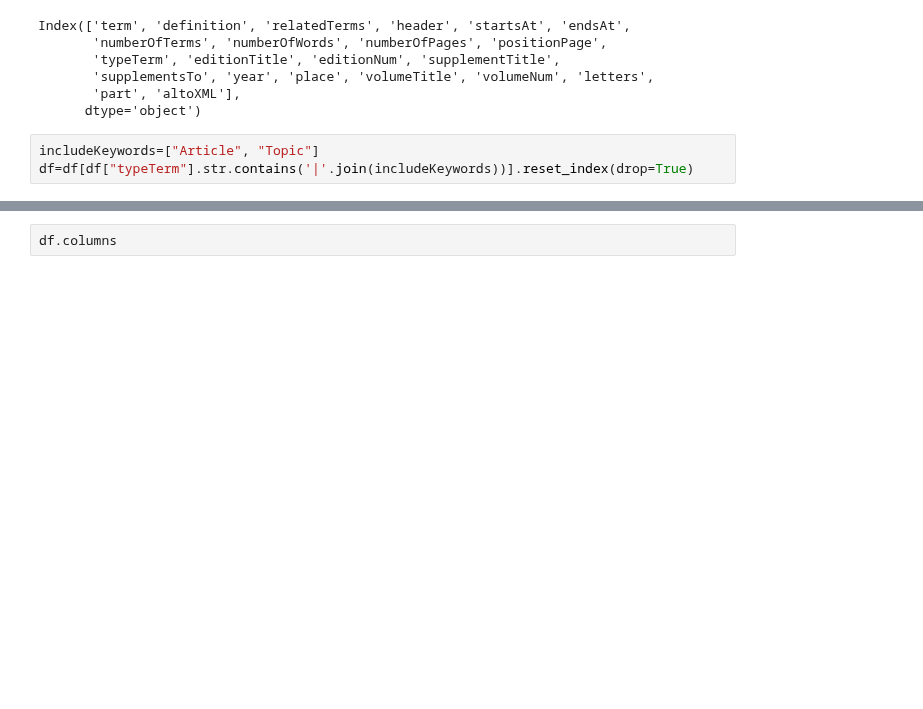
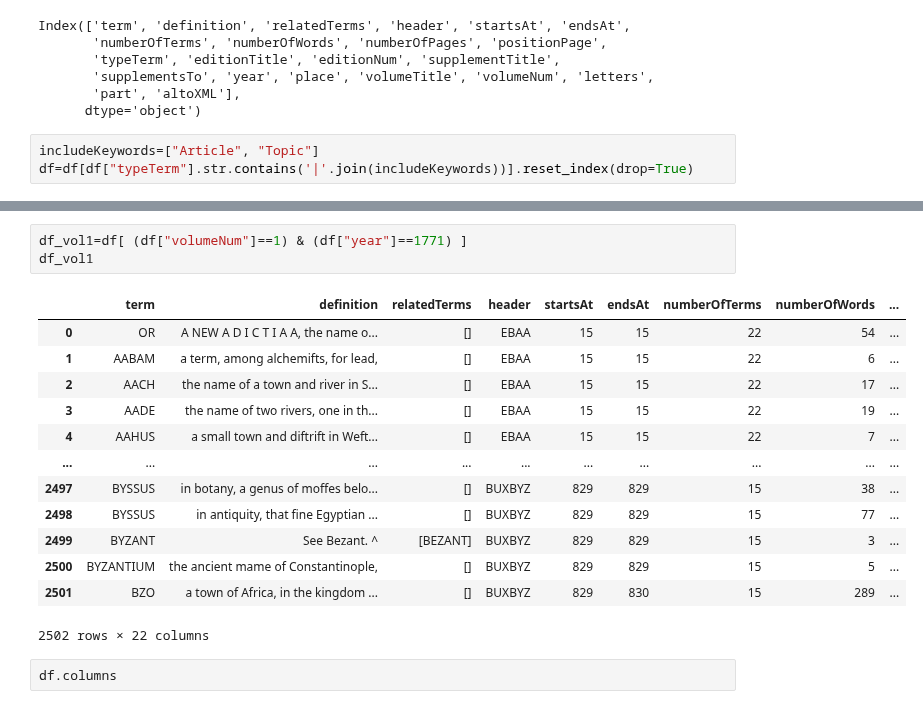
Before and after one commit to francesNLP/frances, a Jupyter notebook: NLS_EB/Notebooks/PostProcess/Merging_EB_Terms.ipynb, the cells around one changed output, grey strips where cells are left out. Drawn from its saved outputs; the diff is of its cells as text; blank space fills up the shorter version.

```diff
--- a/NLS_EB/Notebooks/PostProcess/Merging_EB_Terms.ipynb
+++ b/NLS_EB/Notebooks/PostProcess/Merging_EB_Terms.ipynb
@@ -934,3 +1020,20 @@ df.head(n=20)
+# %%
+df_vol1=df[ (df["volumeNum"]==1) & (df["year"]==1771) ]
+df_vol1
+# %% [output]
+|  | term | definition | relatedTerms | header | startsAt | endsAt | numberOfTerms | numberOfWords | ... |
+| 0 | OR | A NEW A D I C T I A A, the name o... | [] | EBAA | 15 | 15 | 22 | 54 | ... |
+| 1 | AABAM | a term, among alchemifts, for lead, | [] | EBAA | 15 | 15 | 22 | 6 | ... |
+| 2 | AACH | the name of a town and river in S... | [] | EBAA | 15 | 15 | 22 | 17 | ... |
+| 3 | AADE | the name of two rivers, one in th... | [] | EBAA | 15 | 15 | 22 | 19 | ... |
+| 4 | AAHUS | a small town and diftrift in Weft... | [] | EBAA | 15 | 15 | 22 | 7 | ... |
+| ... | ... | ... | ... | ... | ... | ... | ... | ... | ... |
+| 2497 | BYSSUS | in botany, a genus of moffes belo... | [] | BUXBYZ | 829 | 829 | 15 | 38 | ... |
+| 2498 | BYSSUS | in antiquity, that fine Egyptian ... | [] | BUXBYZ | 829 | 829 | 15 | 77 | ... |
+| 2499 | BYZANT | See Bezant. ^ | [BEZANT] | BUXBYZ | 829 | 829 | 15 | 3 | ... |
+| 2500 | BYZANTIUM | the ancient mame of Constantinople, | [] | BUXBYZ | 829 | 829 | 15 | 5 | ... |
+| 2501 | BZO | a town of Africa, in the kingdom ... | [] | BUXBYZ | 829 | 830 | 15 | 289 | ... |
+2502 rows × 22 columns
 # %%
 df.columns
 # %% [output]
```
Also changed, not shown: parts of 30 cells of this notebook, 2 other files.
